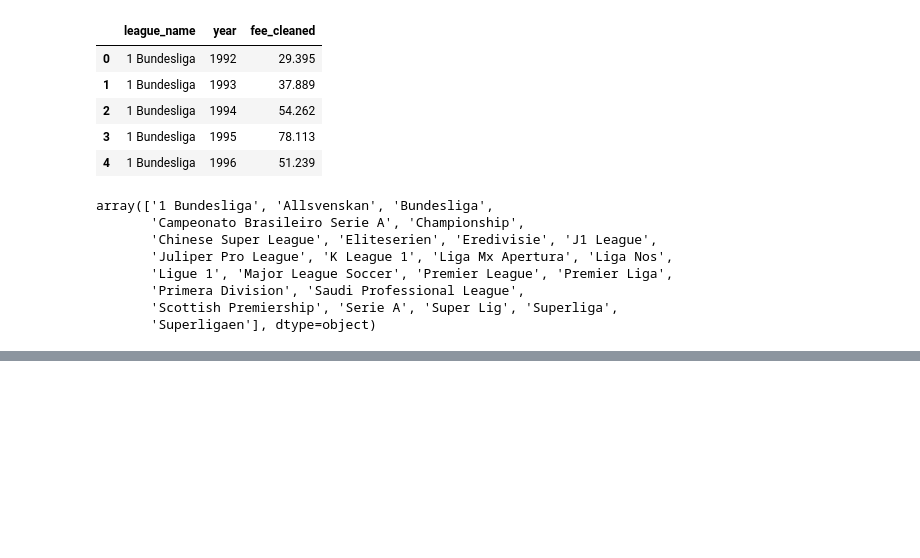
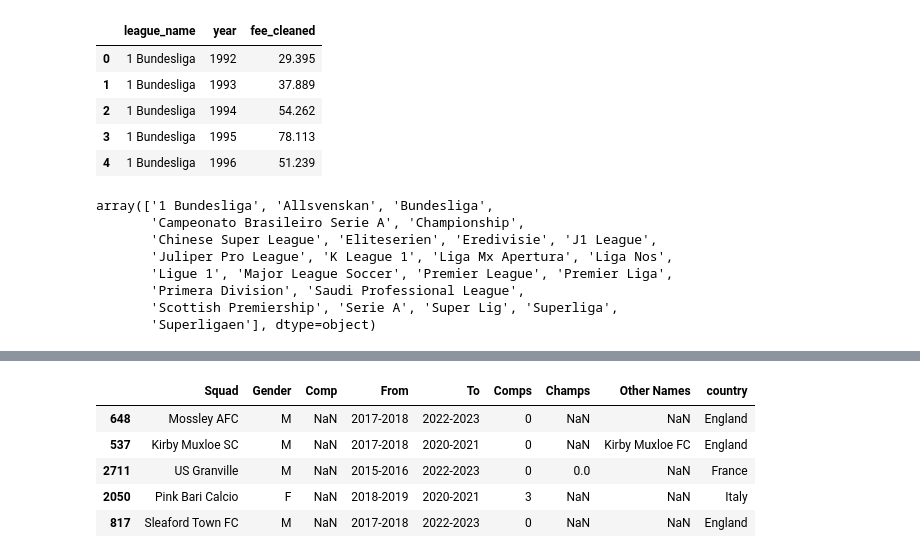
Before and after one commit to AhanPenkar/transfer-analysis, a Jupyter notebook: clean.ipynb, the cells around one changed output, grey strips where cells are left out. Saved outputs shown, nothing was run; the diff lists cells and outputs as text; code cells hidden in the pictures; blank space fills up the shorter version.

```diff
--- a/clean.ipynb
+++ b/clean.ipynb
@@ -300,0 +238,11 @@ Coefficients:
+# %%
+#we are concating them all to prep for the join
+country_df = pd.concat([austria_df, england_df, russia_df, sweden_df, spain_df, denmark_df, ukraine_df, germany_df, italy_df, france_df, scotland_df, belgium_df, turkey_df, korea_df, japan_df, netherlands_df, brazil_df, portugal_df], ignore_index=True)
+country_df.sample(5)
+# %% [output]
+|  | Squad | Gender | Comp | From | To | Comps | Champs | Other Names | country |
+| 648 | Mossley AFC | M | NaN | 2017-2018 | 2022-2023 | 0 | NaN | NaN | England |
+| 537 | Kirby Muxloe SC | M | NaN | 2017-2018 | 2020-2021 | 0 | NaN | Kirby Muxloe FC | England |
+| 2711 | US Granville | M | NaN | 2015-2016 | 2022-2023 | 0 | 0.0 | NaN | France |
+| 2050 | Pink Bari Calcio | F | NaN | 2018-2019 | 2020-2021 | 3 | NaN | NaN | Italy |
+| 817 | Sleaford Town FC | M | NaN | 2017-2018 | 2022-2023 | 0 | NaN | NaN | England |
```
Also changed, not shown: parts of 22 cells of this notebook, 21 other files.
